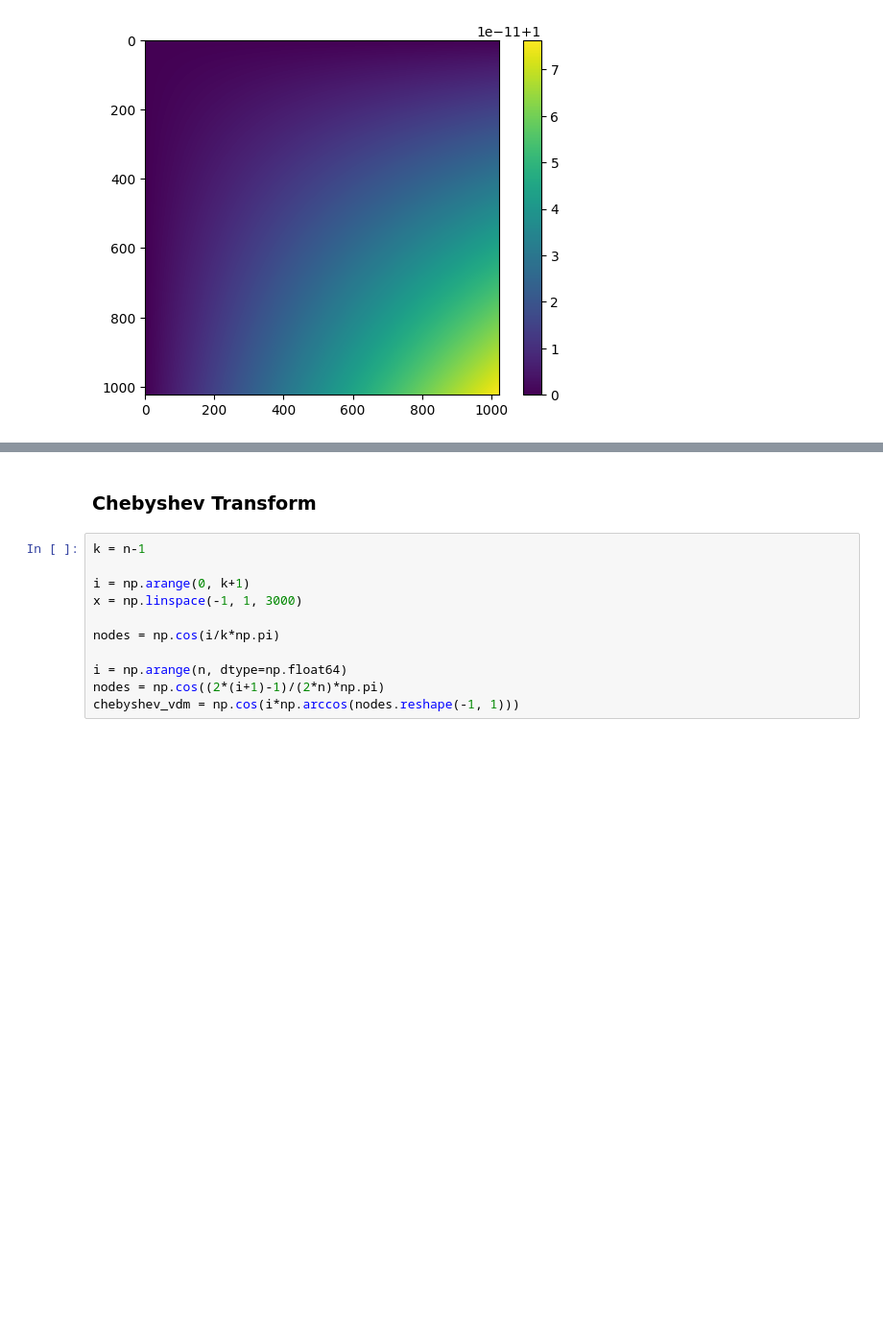
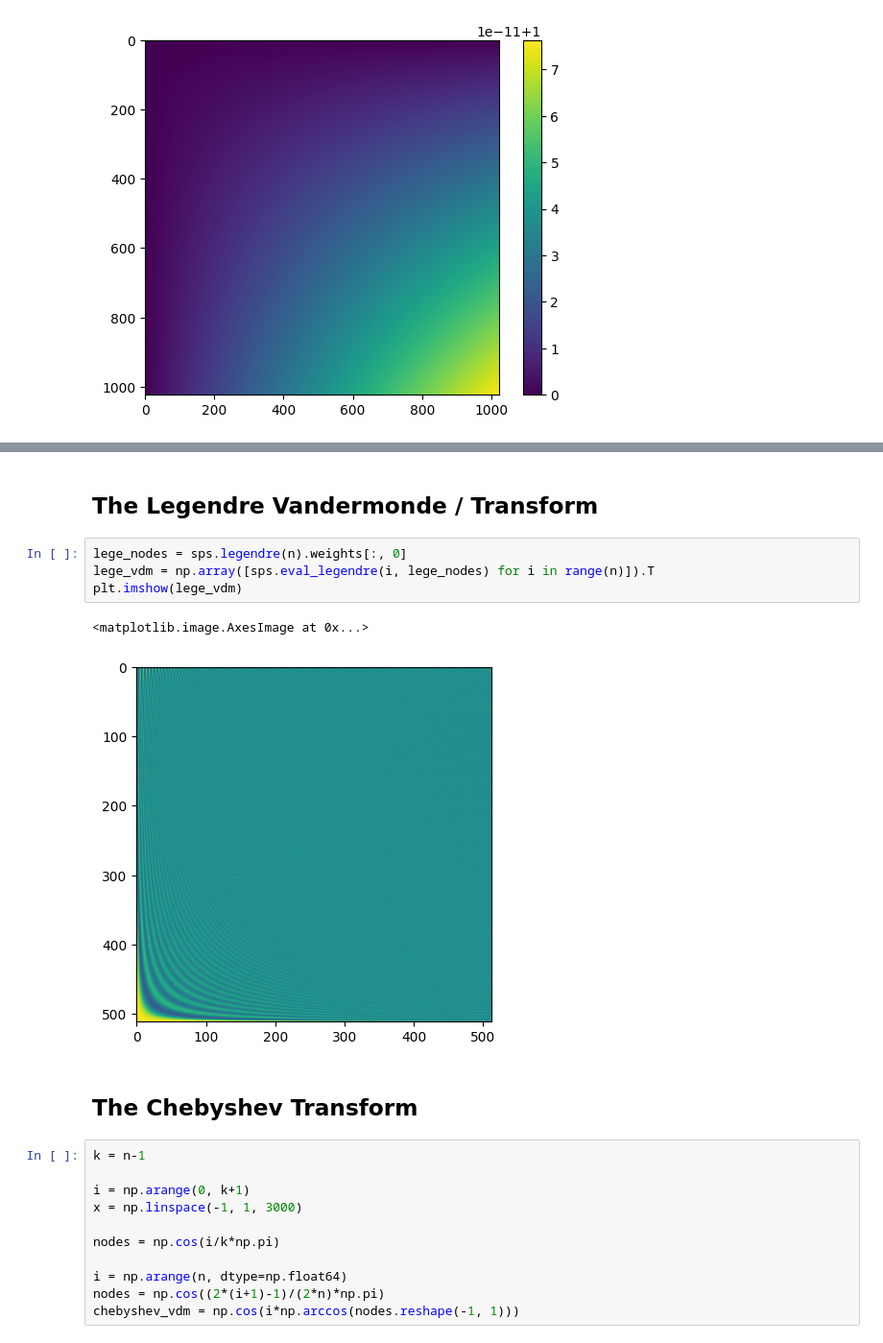
Before and after one commit to inducer/fast-alg-ie-notes, a Jupyter notebook: demos/near_and_far/Butterfly Factorization.ipynb, the cells around one changed output, grey strips where cells are left out. Shown at 96% size. Cells and saved outputs as stored; diff of their text form; blank space fills up the shorter version.

```diff
--- a/demos/near_and_far/Butterfly Factorization.ipynb
+++ b/demos/near_and_far/Butterfly Factorization.ipynb
@@ -83,5 +108,14 @@ print(np.max(np.abs(quotient - 1)))
+# %% [markdown]
+## The Legendre Vandermonde / Transform
+# %%
+lege_nodes = sps.legendre(n).weights[:, 0]
+lege_vdm = np.array([sps.eval_legendre(i, lege_nodes) for i in range(n)]).T
+plt.imshow(lege_vdm)
+# %% [output]
+<matplotlib.image.AxesImage at 0x...>
+[figure, added]
 # %% [markdown]
-### Chebyshev Transform
+## The Chebyshev Transform
 # %%
 k = n-1
 
```
Also changed, not shown: parts of 23 cells of this notebook.
